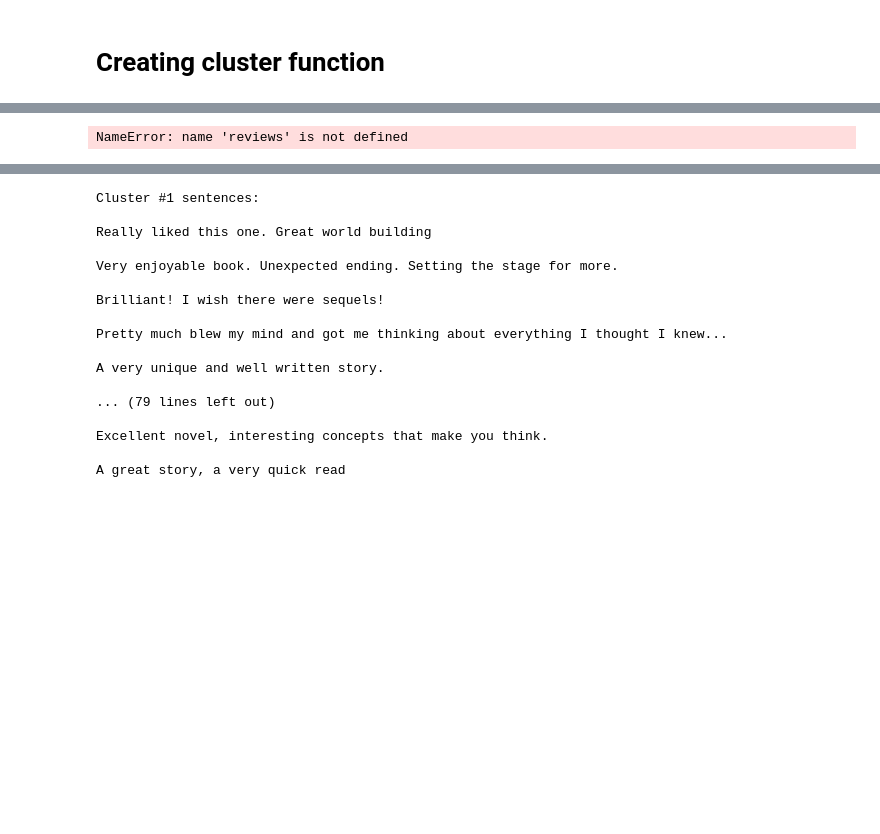
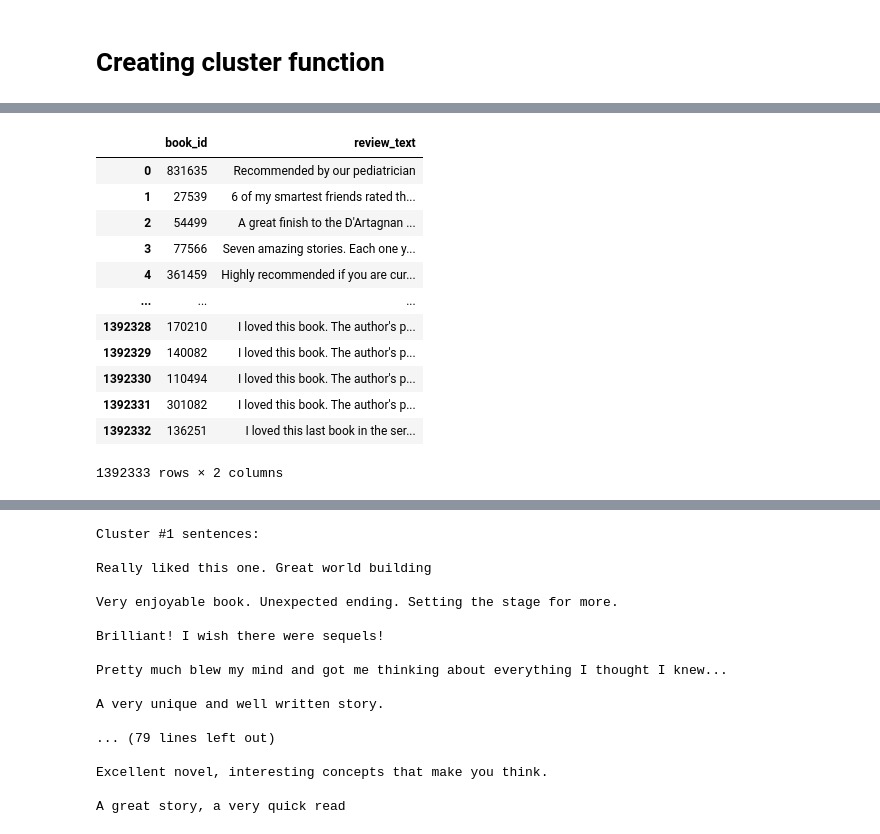
Before and after one commit to Einhard6176/3380, a Jupyter notebook: Models/Summarizer/createClusters.ipynb, the cells around one changed output, grey strips where cells are left out. Cells and saved outputs as stored; diff of their text form; code cells hidden in the pictures; blank space fills up the shorter version.

```diff
--- a/Models/Summarizer/createClusters.ipynb
+++ b/Models/Summarizer/createClusters.ipynb
@@ -330,10 +390,24 @@ NameError: name 'books' is not defined
+# %%
+pd.read_csv('/media/einhard/Seagate Expansion Drive/3380_data/data/Processed/reviews_for_cluster.csv').drop('Unnamed: 0', axis=1)
+# %% [output]
+|  | book_id | review_text |
+| 0 | 831635 | Recommended by our pediatrician |
+| 1 | 27539 | 6 of my smartest friends rated th... |
+| 2 | 54499 | A great finish to the D'Artagnan ... |
+| 3 | 77566 | Seven amazing stories. Each one y... |
+| 4 | 361459 | Highly recommended if you are cur... |
+| ... | ... | ... |
+| 1392328 | 170210 | I loved this book. The author's p... |
+| 1392329 | 140082 | I loved this book. The author's p... |
+| 1392330 | 110494 | I loved this book. The author's p... |
+| 1392331 | 301082 | I loved this book. The author's p... |
+| 1392332 | 136251 | I loved this last book in the ser... |
+1392333 rows × 2 columns
 # %%
 from sklearn.cluster import KMeans
 # %%
 titles_list = ['Children of Time']
-input_books = reviews[reviews.book_id.isin(books[books.title.isin(titles_list)].book_id.tolist())]
+input_reviews = reviews_for_cluster[reviews_for_cluster.book_id.isin(books[books.title.isin(titles_list)].book_id.tolist())]
-# %% [output]
-NameError: name 'reviews' is not defined
 # %%
 input_books
 # %% [output]
```
Also changed, not shown: parts of 18 cells of this notebook, 4 other files.
